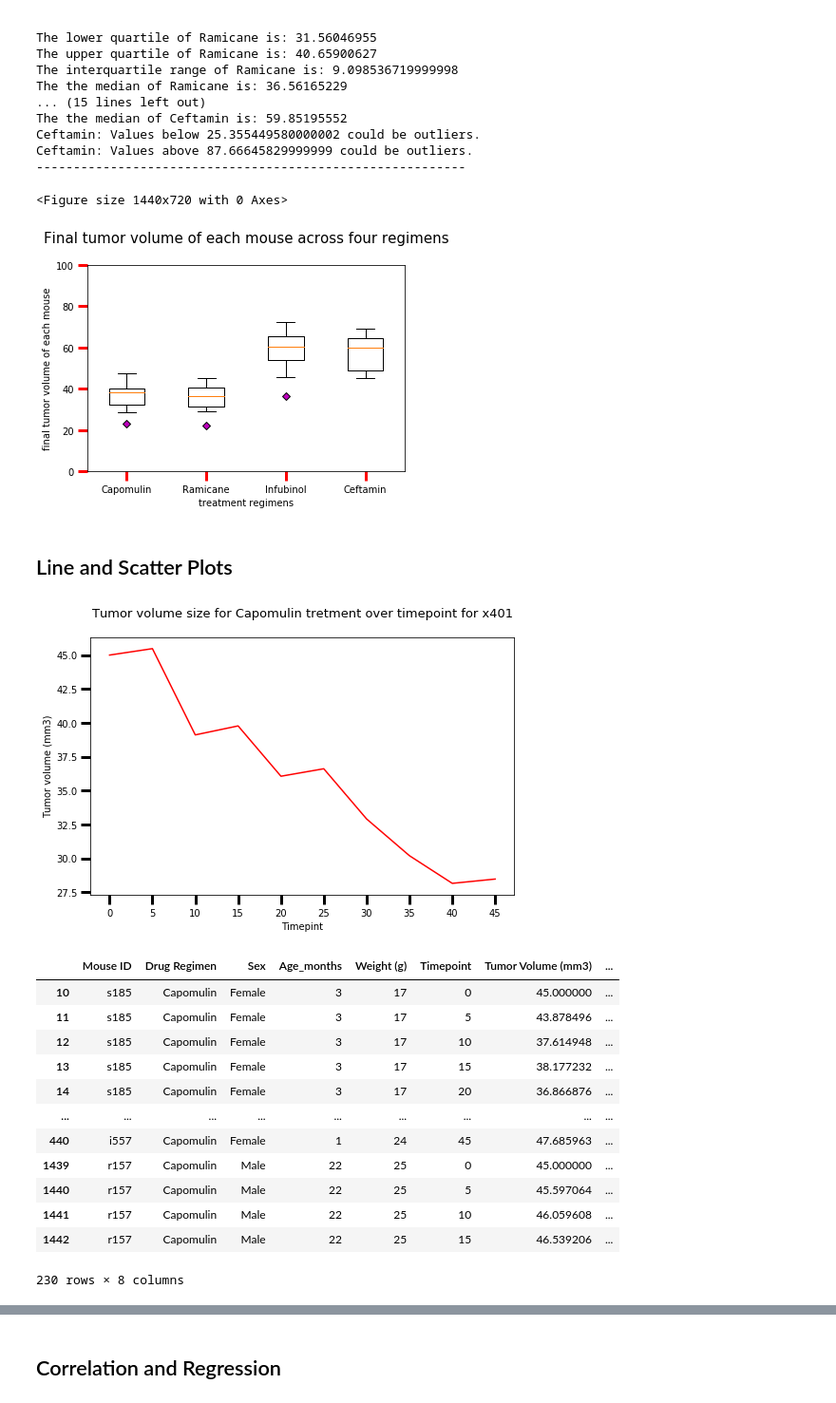
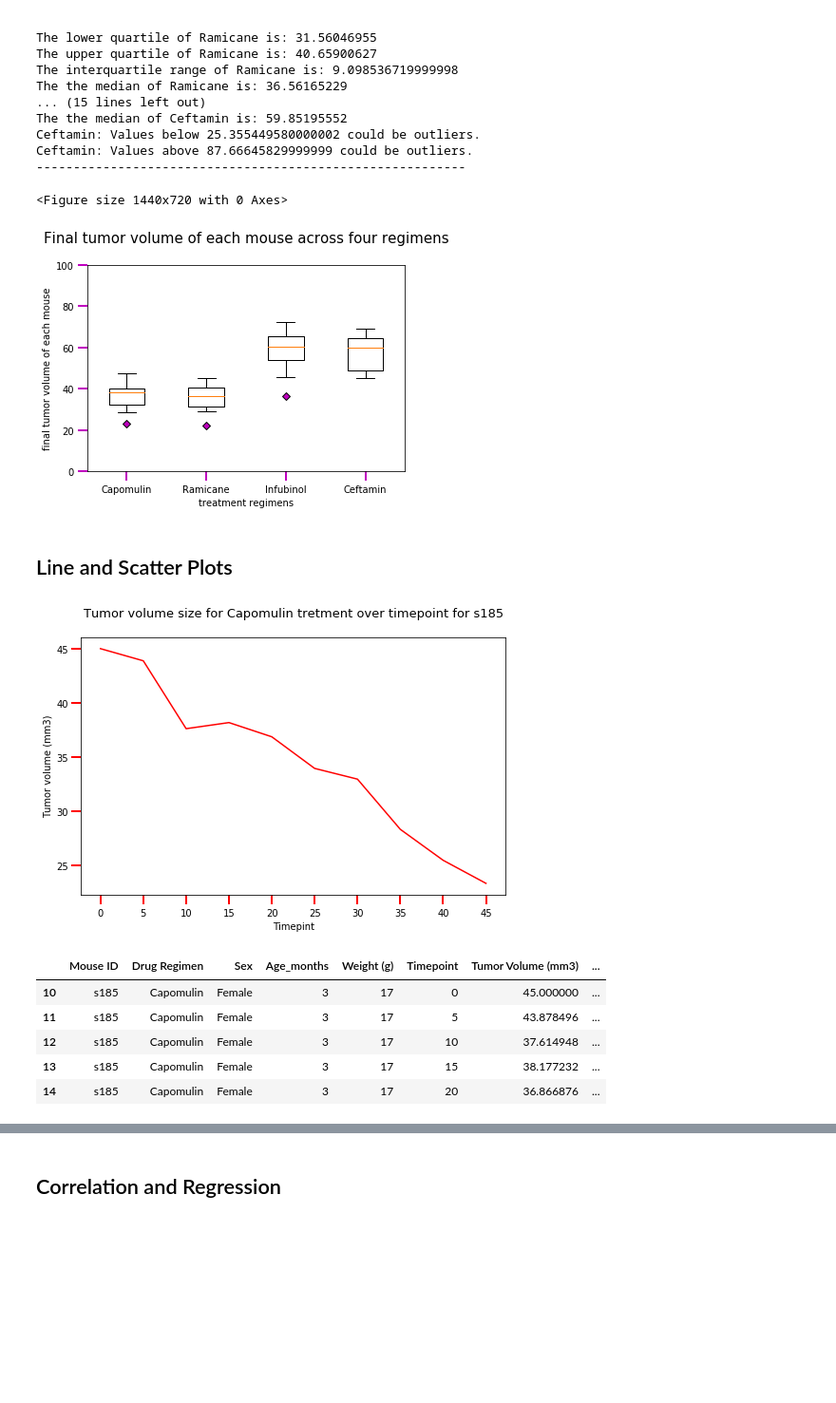
Before and after one commit to HaifaNajdawi/Matplotlib_The_power_of_plot, a Jupyter notebook: Pymaceuticals/pymaceuticals_starter.ipynb, the cells around one changed output, grey strips where cells are left out. Shown: that part at 95% size. Drawn from its saved outputs; the diff is of its cells as text; code cells hidden in the pictures; blank space fills up the shorter version.

```diff
--- a/Pymaceuticals/pymaceuticals_starter.ipynb
+++ b/Pymaceuticals/pymaceuticals_starter.ipynb
@@ -284,50 +306,62 @@ Ceftamin: Values above 87.66645829999999 could be outliers.
 ----------------------------------------------------------
 # %%
 # Generate a box plot of the final tumor volume of each mouse across four regimens of interest
+
+#style the outlier
 mov_diamond = dict(markerfacecolor='m', marker='D')
+
+# figure size
 fig = plt.figure(figsize=(20,10))
+
+#make sub plots
 fig, ax = plt.subplots()
 ax.set_title('Multiple Samples with Different sizes')
 ax.boxplot(latest_volume_each_drugs,labels=tretment_list,flierprops=mov_diamond, whis=1)
 plt.ylim(0, 100)
-plt.tick_params(labelsize=10, width=3, length=10,color="r")
+
+#style tick parameters x and y
+plt.tick_params(labelsize=10, width=2, length=10,color="m")
 plt.title("Final tumor volume of each mouse across four regimens\n",fontsize=15)
 plt.ylabel("final tumor volume of each mouse")
 plt.xlabel("treatment regimens")
 plt.show()
 # %% [output]
 <Figure size 1440x720 with 0 Axes>
-[figure, old version]
+[figure, new version]
 # %% [markdown]
 ## Line and Scatter Plots
 # %%
 # Generate a line plot of tumor volume vs. time point for a mouse treated with Capomulin
+
+#look up for just mice treted with Capomulin
 mouse_treated_with_Capomulin=clean_df[(clean_df["Drug Regimen"] == "Capomulin")]
+
+#ask the user which mouse you are looking for
 mouse_id= input("what the mouse id you looking for ? (should be mouse treated by Capomulin")
+
+#bring thar mouse treted with Capomulin
 one_mouse_df = mouse_treated_with_Capomulin[mouse_treated_with_Capomulin["Mouse ID"] == mouse_id]
+
 plt.figure(figsize=(8,5))
-plt.tick_params(labelsize=10, width=3, length=10)
+plt.tick_params(labelsize=10, width=2, length=10,color="r")
 plt.xlabel("Timepint")
 plt.ylabel("Tumor volume (mm3)")
+
+#arange for x from 0 to 50 increment by 5
 plt.xticks(np.arange(0,50,5))
 plt.title(f"Tumor volume size for Capomulin tretment over timepoint for {mouse_id}\n",fontsize=13)
+
+#plot the chart by call x and y
 plt.plot(one_mouse_df["Timepoint"],one_mouse_df["Tumor Volume (mm3)"],color="r")
 plt.show()
-mouse_treated_with_Capomulin
+mouse_treated_with_Capomulin.head()
 # %% [output]
-[figure, old version]
+[figure, new version]
 |  | Mouse ID | Drug Regimen | Sex | Age_months | Weight (g) | Timepoint | Tumor Volume (mm3) | ... |
 | 10 | s185 | Capomulin | Female | 3 | 17 | 0 | 45.000000 | ... |
 | 11 | s185 | Capomulin | Female | 3 | 17 | 5 | 43.878496 | ... |
 | 12 | s185 | Capomulin | Female | 3 | 17 | 10 | 37.614948 | ... |
 | 13 | s185 | Capomulin | Female | 3 | 17 | 15 | 38.177232 | ... |
 | 14 | s185 | Capomulin | Female | 3 | 17 | 20 | 36.866876 | ... |
-| ... | ... | ... | ... | ... | ... | ... | ... | ... |
-| 440 | i557 | Capomulin | Female | 1 | 24 | 45 | 47.685963 | ... |
-| 1439 | r157 | Capomulin | Male | 22 | 25 | 0 | 45.000000 | ... |
-| 1440 | r157 | Capomulin | Male | 22 | 25 | 5 | 45.597064 | ... |
-| 1441 | r157 | Capomulin | Male | 22 | 25 | 10 | 46.059608 | ... |
-| 1442 | r157 | Capomulin | Male | 22 | 25 | 15 | 46.539206 | ... |
-230 rows × 8 columns
 # %%
 # Generate a scatter plot of average tumor volume vs. mouse weight for the Capomulin regimen
```
Also changed, not shown: parts of 11 cells of this notebook.
